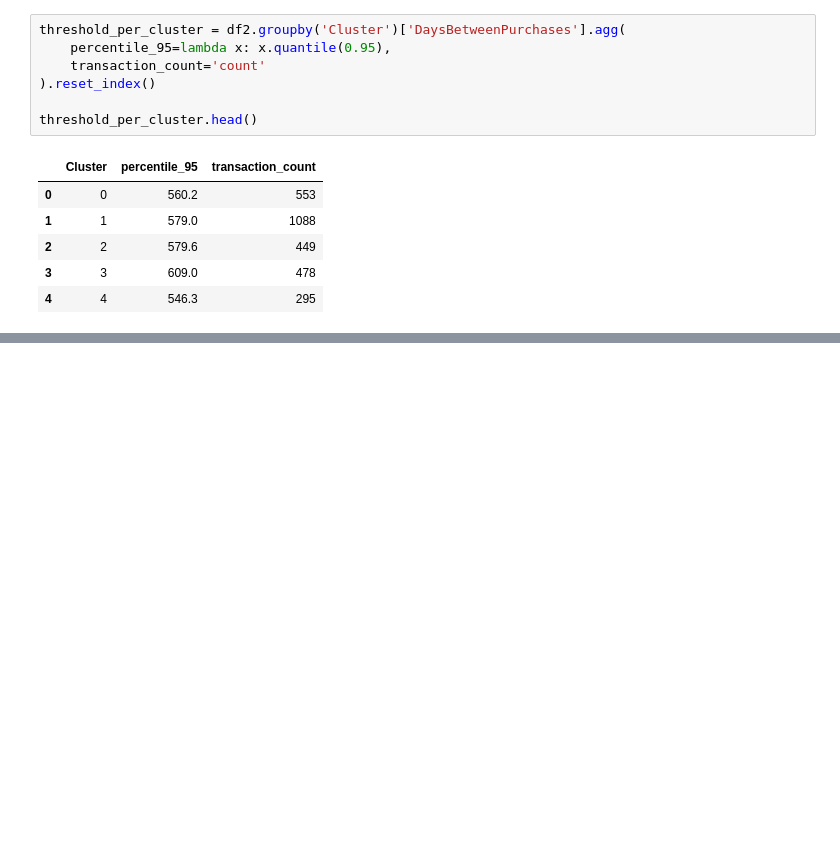
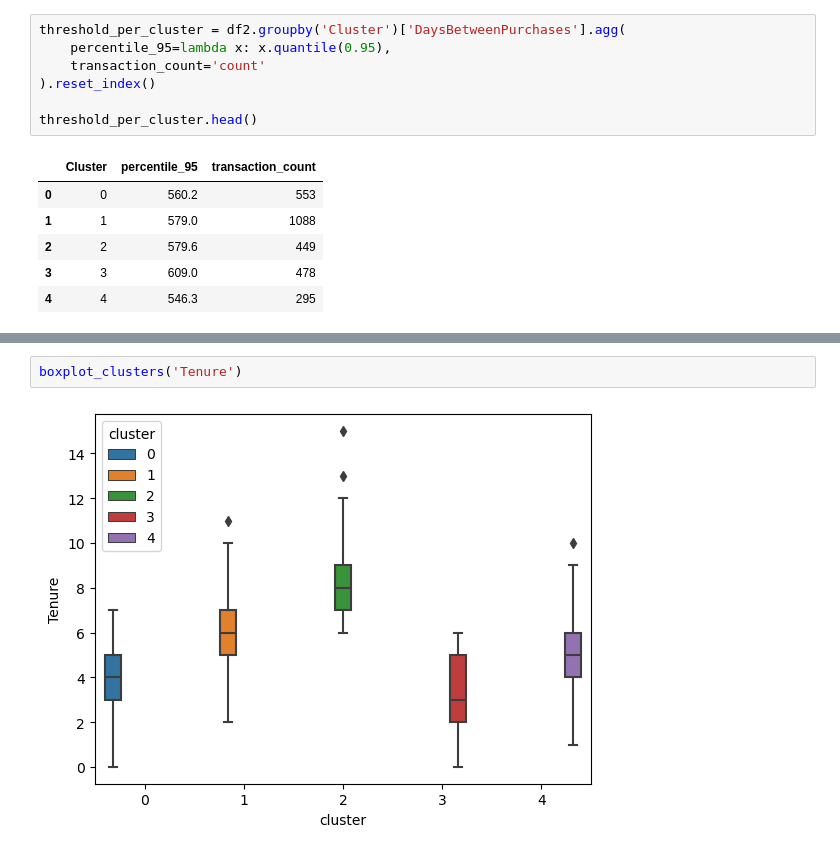
Before and after one commit to luisejdm/Analisis_de_datos_financieros_y_de_diseno_de_indicadores, a Jupyter notebook: Quizes/quiz03/quiz03.ipynb, the cells around one changed output, grey strips where cells are left out. Saved outputs shown, nothing was run; the diff lists cells and outputs as text; blank space fills up the shorter version.

```diff
--- a/Quizes/quiz03/quiz03.ipynb
+++ b/Quizes/quiz03/quiz03.ipynb
@@ -279,0 +400,4 @@ threshold_per_cluster.head()
+# %%
+boxplot_clusters('Tenure')
+# %% [output]
+[figure, added]
```
Also changed, not shown: parts of 24 cells of this notebook, 2 other files.
